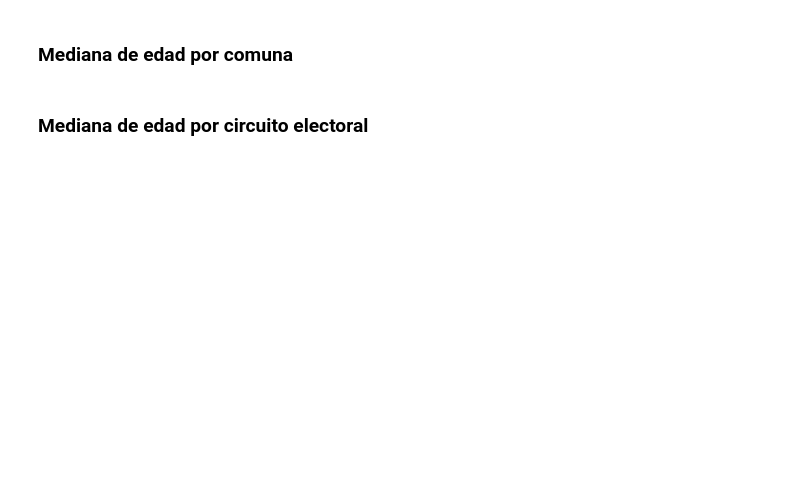
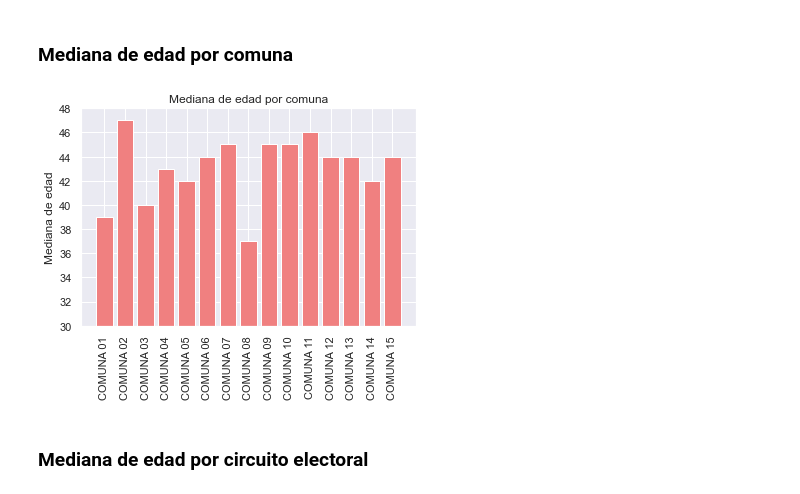
Before and after one commit to LenaSofia/MET4OP, a Jupyter notebook: examenes/TP2/segunda_parte/Entrega/consigna_3.ipynb, the cells around one changed output. Cells and saved outputs as stored; diff of their text form; code cells hidden in the pictures; blank space fills up the shorter version.

```diff
--- a/examenes/TP2/segunda_parte/Entrega/consigna_3.ipynb
+++ b/examenes/TP2/segunda_parte/Entrega/consigna_3.ipynb
@@ -407,16 +421,18 @@ mediana_edad_mas16_comuna = DF_16_mas.groupby(["NOMBRE_REGION"])["P03"].median()
 mediana_edad_mas16_comuna.rename(columns={"P03": "MEDIANA_EDAD"}, inplace= True)
 mediana_edad_mas16_comuna.to_csv("mediana_edad_comuna.csv")
 # %%
-df = pd.read_csv("/content/mediana_edad_comuna.csv")
+df = pd.read_csv(r"..\Flor\csvs usados para graficos\mediana_edad_comuna.csv")
 sns.set(style = 'darkgrid')
 eje_x = df["NOMBRE_REGION"]
 eje_y = df["MEDIANA_EDAD"]
 plt.bar(eje_x, eje_y, color="lightcoral")
 plt.xticks(rotation=90)
 plt.ylabel("Mediana de edad")
 plt.title('Mediana de edad por comuna')
 plt.ylim(30,48)
 plt.show()
+# %% [output]
+[figure, added]
 # %% [markdown]
 ### Mediana de edad por circuito electoral
 # %%
```
Also changed, not shown: parts of 4 cells of this notebook.
